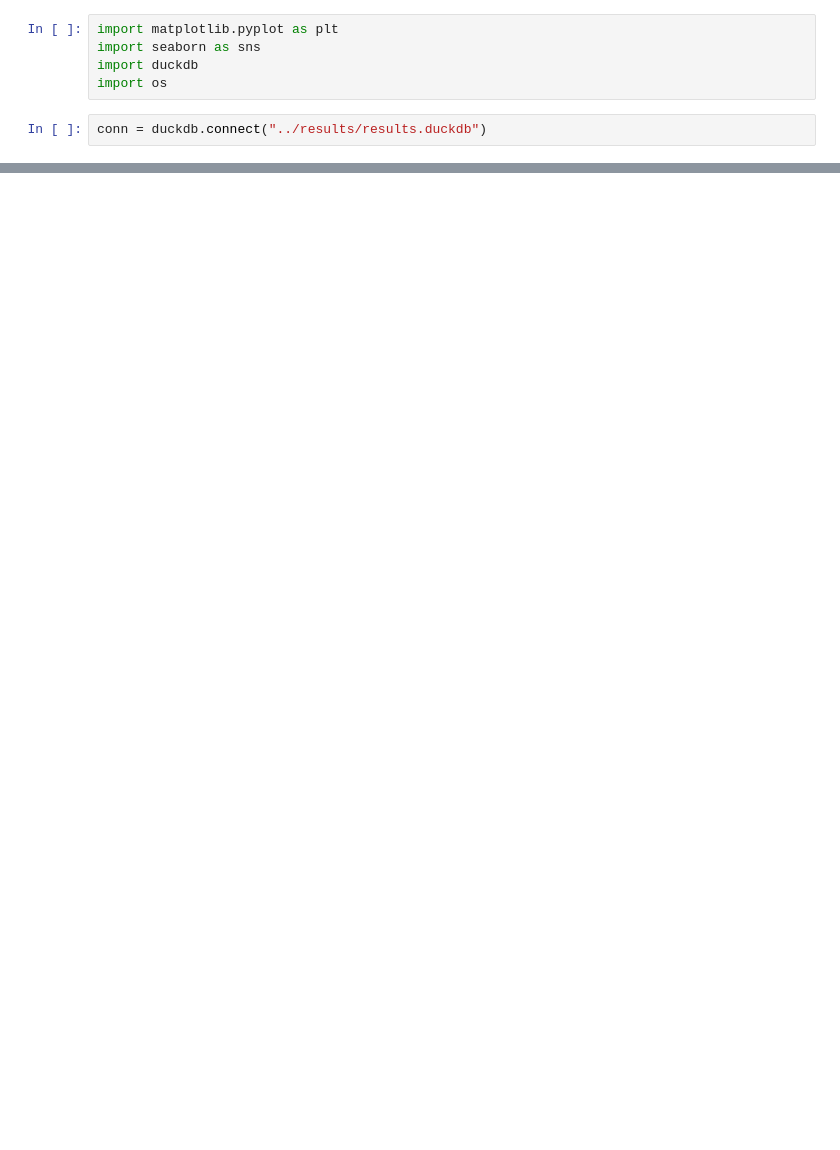
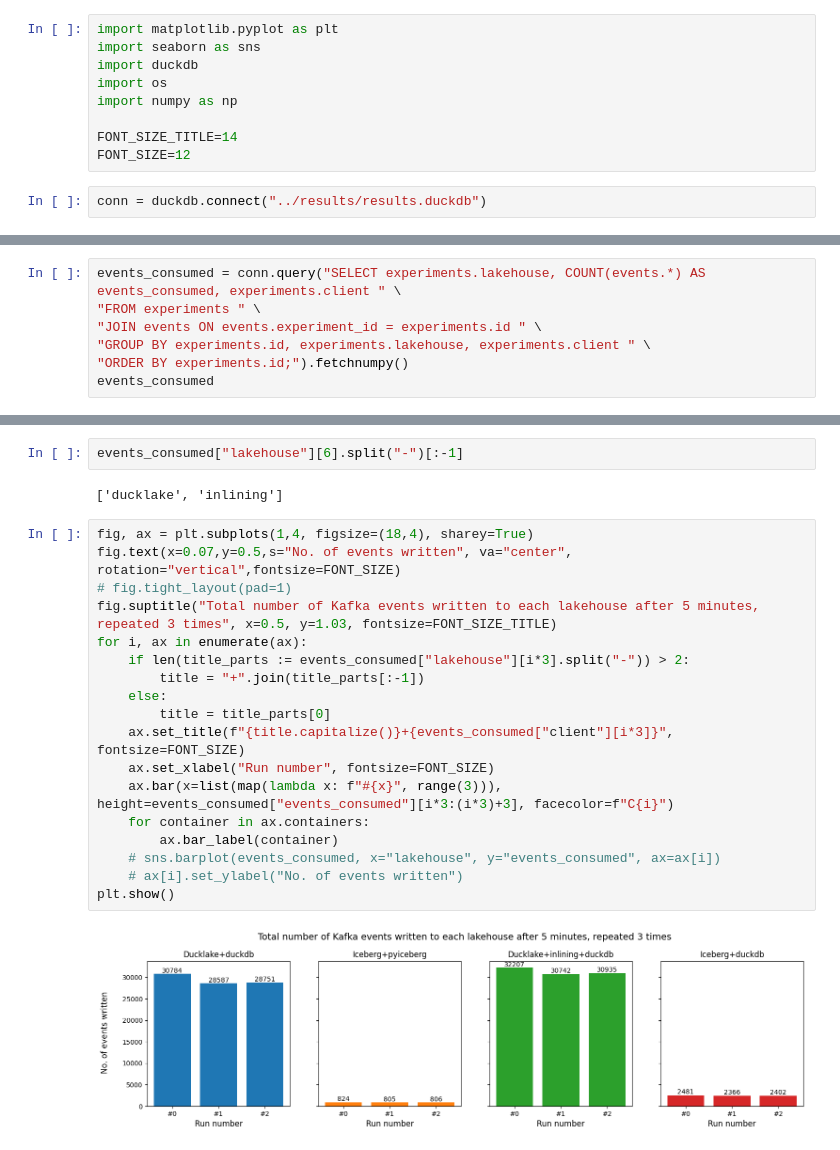
Before and after one commit to schmidtvinicius/thesis, a Jupyter notebook: benchmark/analysis/analysis.ipynb, the cells around one changed output, grey strips where cells are left out. Drawn from its saved outputs; the diff is of its cells as text; blank space fills up the shorter version.

```diff
--- a/benchmark/analysis/analysis.ipynb
+++ b/benchmark/analysis/analysis.ipynb
@@ -3,5 +3,9 @@ import matplotlib.pyplot as plt
 import seaborn as sns
 import duckdb
 import os
+import numpy as np
+
+FONT_SIZE_TITLE=14
+FONT_SIZE=12
 # %%
 conn = duckdb.connect("../results/results.duckdb")
@@ -34,0 +63,7 @@ plt.show()
+# %%
+events_consumed = conn.query("SELECT experiments.lakehouse, COUNT(events.*) AS events_consumed, experiments.client " \
+"FROM experiments " \
+"JOIN events ON events.experiment_id = experiments.id " \
+"GROUP BY experiments.id, experiments.lakehouse, experiments.client " \
+"ORDER BY experiments.id;").fetchnumpy()
+events_consumed
@@ -34,0 +80,24 @@ plt.show()
+# %%
+events_consumed["lakehouse"][6].split("-")[:-1]
+# %% [output]
+['ducklake', 'inlining']
+# %%
+fig, ax = plt.subplots(1,4, figsize=(18,4), sharey=True)
+fig.text(x=0.07,y=0.5,s="No. of events written", va="center", rotation="vertical",fontsize=FONT_SIZE)
+# fig.tight_layout(pad=1)
+fig.suptitle("Total number of Kafka events written to each lakehouse after 5 minutes, repeated 3 times", x=0.5, y=1.03, fontsize=FONT_SIZE_TITLE)
+for i, ax in enumerate(ax):
+    if len(title_parts := events_consumed["lakehouse"][i*3].split("-")) > 2:
+        title = "+".join(title_parts[:-1])
+    else:
+        title = title_parts[0]
+    ax.set_title(f"{title.capitalize()}+{events_consumed["client"][i*3]}", fontsize=FONT_SIZE)
+    ax.set_xlabel("Run number", fontsize=FONT_SIZE)
+    ax.bar(x=list(map(lambda x: f"#{x}", range(3))), height=events_consumed["events_consumed"][i*3:(i*3)+3], facecolor=f"C{i}")
+    for container in ax.containers:
+        ax.bar_label(container)
+    # sns.barplot(events_consumed, x="lakehouse", y="events_consumed", ax=ax[i])
+    # ax[i].set_ylabel("No. of events written")
+plt.show()
+# %% [output]
+[figure, added]
```
Also changed, not shown: parts of 9 cells of this notebook.
